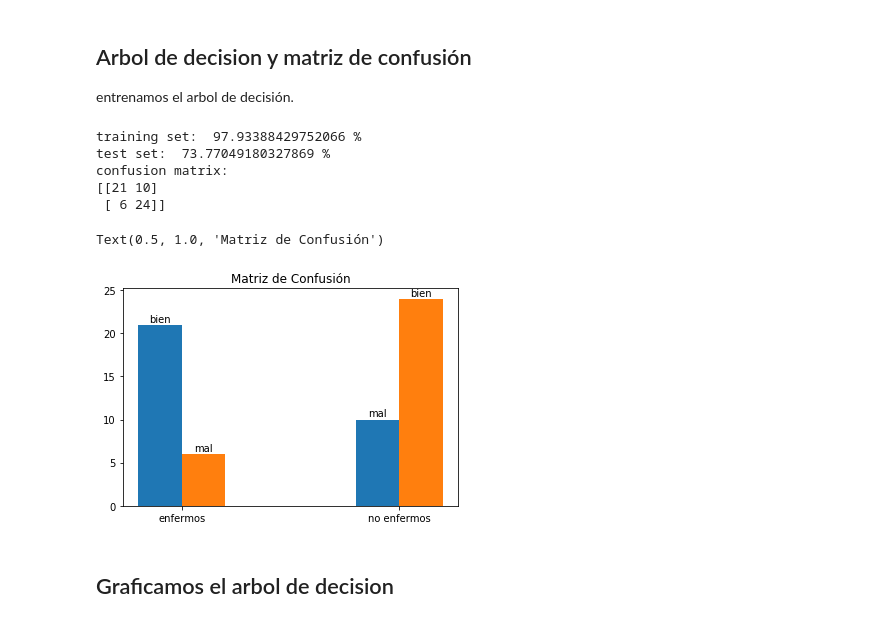
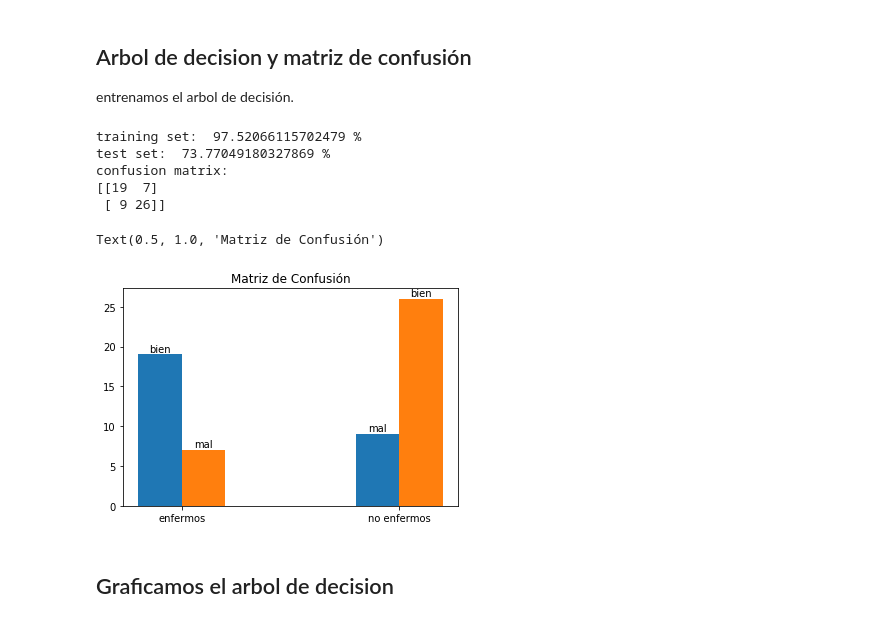
Before and after one commit to emyesme/HeartDiseaseDT-NB-NN, a Jupyter notebook: IA.ipynb, the cells around one changed output. Saved outputs shown, nothing was run; the diff lists cells and outputs as text; code cells hidden in the pictures.

```diff
--- a/IA.ipynb
+++ b/IA.ipynb
@@ -275,7 +275,7 @@ cantidad de registros target:  61
 entrenamos el arbol de decisión.
 # %%
 #Control overfitting by setting "max_depth" to 10 and "min_samples_split" to 5 : my_tree_two
-modelDesicionTree = tree.DecisionTreeClassifier(max_depth=10, min_samples_split = 5, random_state = 1)
+modelDesicionTree = tree.DecisionTreeClassifier(max_depth=10, min_samples_split = 5, random_state = 42)
 modelDesicionTree = modelDesicionTree.fit(trainX, trainY)
 
 #Print the score on the train data
@@ -283,39 +283,39 @@ print("training set: ", modelDesicionTree.score(trainX, trainY)*100, "%")
 #Print the score on the test data
 print("test set: ", modelDesicionTree.score(testX, testY)*100, "%")
 
 matrixDecisionTree = confusion_matrix(modelDesicionTree.predict(testX), testY)
 
 print("confusion matrix: ")
 print(matrixDecisionTree)
 #graph of the confusion matrix
 label = [0,1]
 
 _X = np.arange(len(label))
 
-x = [matrixDecisionTree[0][0], matrixDecisionTree[0][1]]
-y = [matrixDecisionTree[1][0], matrixDecisionTree[1][1]]
+x = [matrixDecisionTree[0][0], matrixDecisionTree[1][0]]
+y = [matrixDecisionTree[0][1], matrixDecisionTree[1][1]]
 
 training = plt.bar(_X-0.1,x, width=0.2, align='center')
 test = plt.bar(_X+0.1,y, width=0.2,  align='center')
 plt.xticks(np.arange(2), ['enfermos','no enfermos'])
 
 def autolabel(rects, bars):
     for rect,bar in zip(rects,bars):
         height = rect.get_height()
         plt.text(rect.get_x() + rect.get_width() / 2, height + 0.1, bar,ha='center', va='bottom')
 
 autolabel(training,["bien","mal"])
 autolabel(test,["mal", "bien"])
 
 plt.title('Matriz de Confusión')
 # %% [output]
-training set:  97.93388429752066 %
+training set:  97.52066115702479 %
 test set:  73.77049180327869 %
 confusion matrix:
-[[21 10]
- [ 6 24]]
+[[19  7]
+ [ 9 26]]
 Text(0.5, 1.0, 'Matriz de Confusión')
-[figure, old version]
+[figure, new version]
 # %% [markdown]
 ## Graficamos el arbol de decision
 # %%
```
Also changed, not shown: parts of 6 cells of this notebook.
